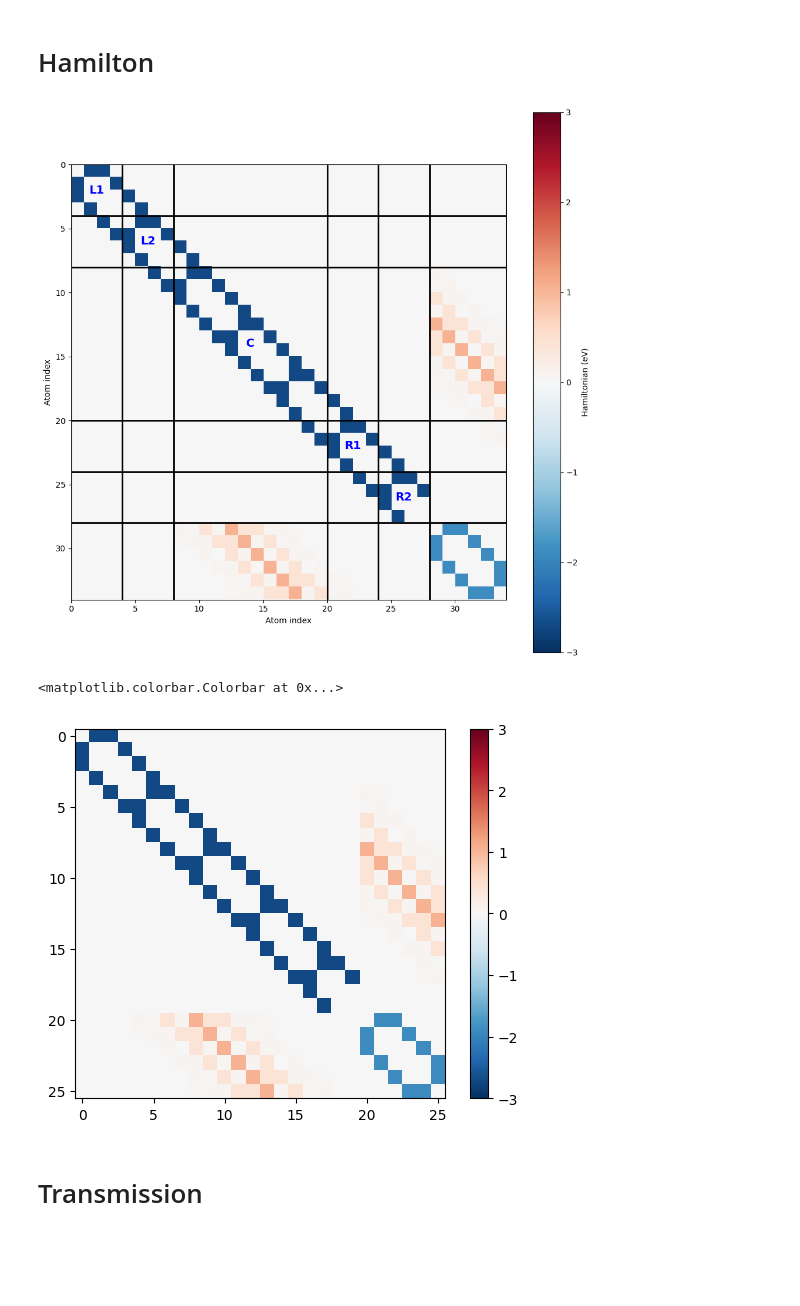
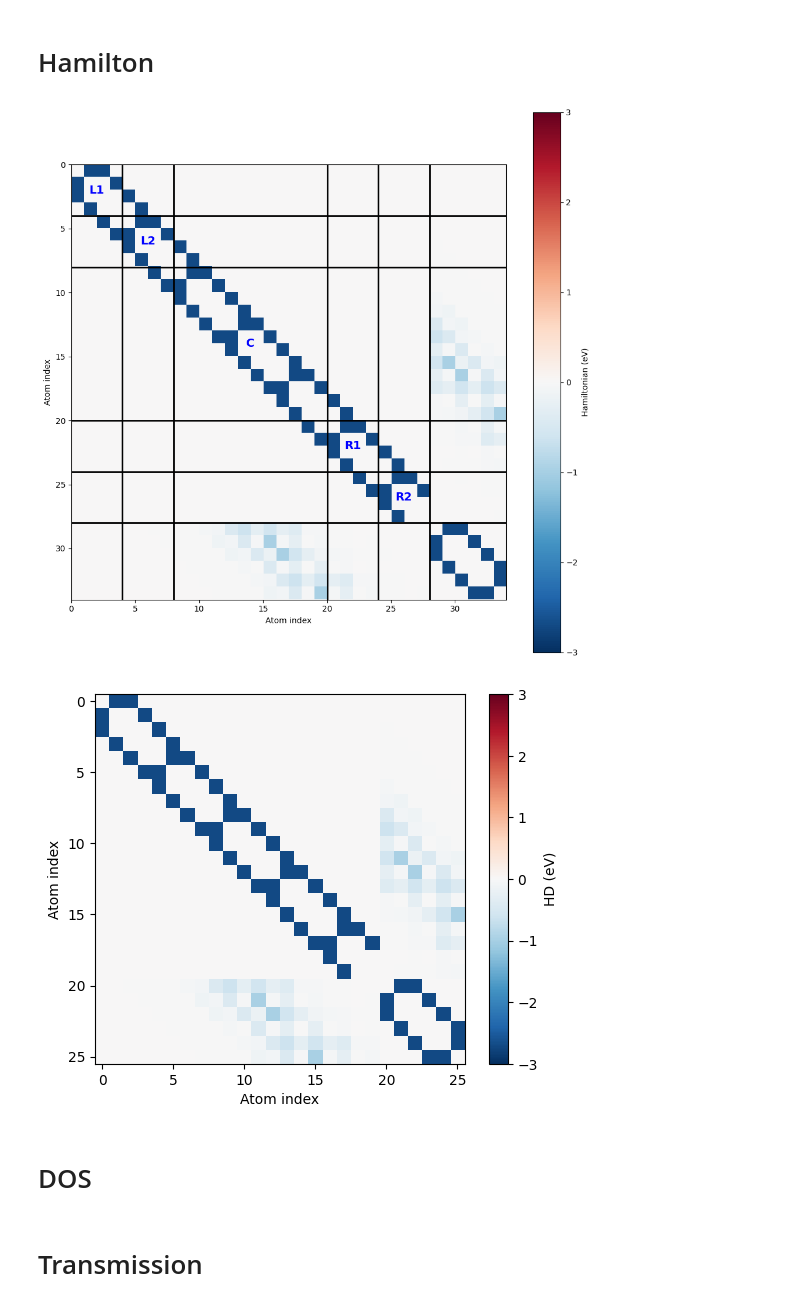
Before and after one commit to KayaGerds/Project, a Jupyter notebook: Main_oli.ipynb, the cells around one changed output. Cells and saved outputs as stored; diff of their text form; code cells hidden in the pictures; blank space fills up the shorter version.

```diff
--- a/Main_oli.ipynb
+++ b/Main_oli.ipynb
@@ -88,14 +112,14 @@ view(atoms)
 # %% [markdown]
 # Hamilton
 # %%
-def slater_koster(
+def slater_koster_v2(
     atoms,
     cutoff=6,
     d0=1.42,
     d_gg=3.35,
     r0=0.45,
     Vpp_pi0=-2.7,
-    Vpp_sigma0=0.48,
+    Vpp_sigma0=-0.48,
     onsite=0.0,
     carbon_only=True
 ):
@@ -198,9 +222,23 @@ def slater_koster(
     H_SK = H_pi + H_sigma
     H = H_TB + H_SK
     return H,H_TB,H_SK,H_pi,H_sigma
+# %%
+nF = len(top)
+nL = 4
+nR = 4
+
+gglabel = 'shifted_top_C'
+atoms = AAtop_C
+
+# # pristine
+# atoms = bottom
+# nL = 4
+# nR = 4
+# nF = 0
+# gglabel = 'Pristine_V2'
 # %%
 #from functions import slater_koster
-H,H_TB,H_SK,_,_= slater_koster(atoms,carbon_only=False)
+H,H_TB,H_SK,_,_= slater_koster_v2(atoms,carbon_only=True)
 
 Hbig = H
 nC = len(NR) - 2*nL - 2*nR
@@ -233,6 +271,7 @@ plt.text((b4+b5)/2, (b4+b5)/2, "R2", ha='center', va='center', color='b', fontsi
 
 plt.xlabel('Atom index')
 plt.ylabel('Atom index')
+plt.savefig('H_'+str(gglabel))
 plt.show()
 # %% [output]
-[figure, old version]
+[figure, new version]
@@ -239,11 +345,17 @@ plt.show()
 # %%
-from functions import SplitHamMoy
-HL,VL, HR, VR, HC, VLC, VRC, HD, VLD, VRD, HF =SplitHamMoy(H, nL, nR, nF = len(top))
+#from functions import SplitHamMoy
+HL,VL, HR, VR, HC, VLC, VRC, HD, VLD, VRD, HF, rows =SplitHamMoy_v2(H, nL, nR, nF = nF)
 plt.imshow(HD,  cmap='RdBu_r', vmin=-3, vmax=3)
-plt.colorbar()
+plt.xlabel('Atom index')
+plt.ylabel('Atom index')
+plt.colorbar(label='HD (eV)')
+
+plt.savefig('HD_'+str(gglabel))
+plt.show()
 # %% [output]
-<matplotlib.colorbar.Colorbar at 0x...>
-[figure, old version]
+[figure, new version]
+# %% [markdown]
+# DOS
 # %% [markdown]
 # Transmission
 # %%
```
Also changed, not shown: parts of 32 cells of this notebook, 29 other files.
